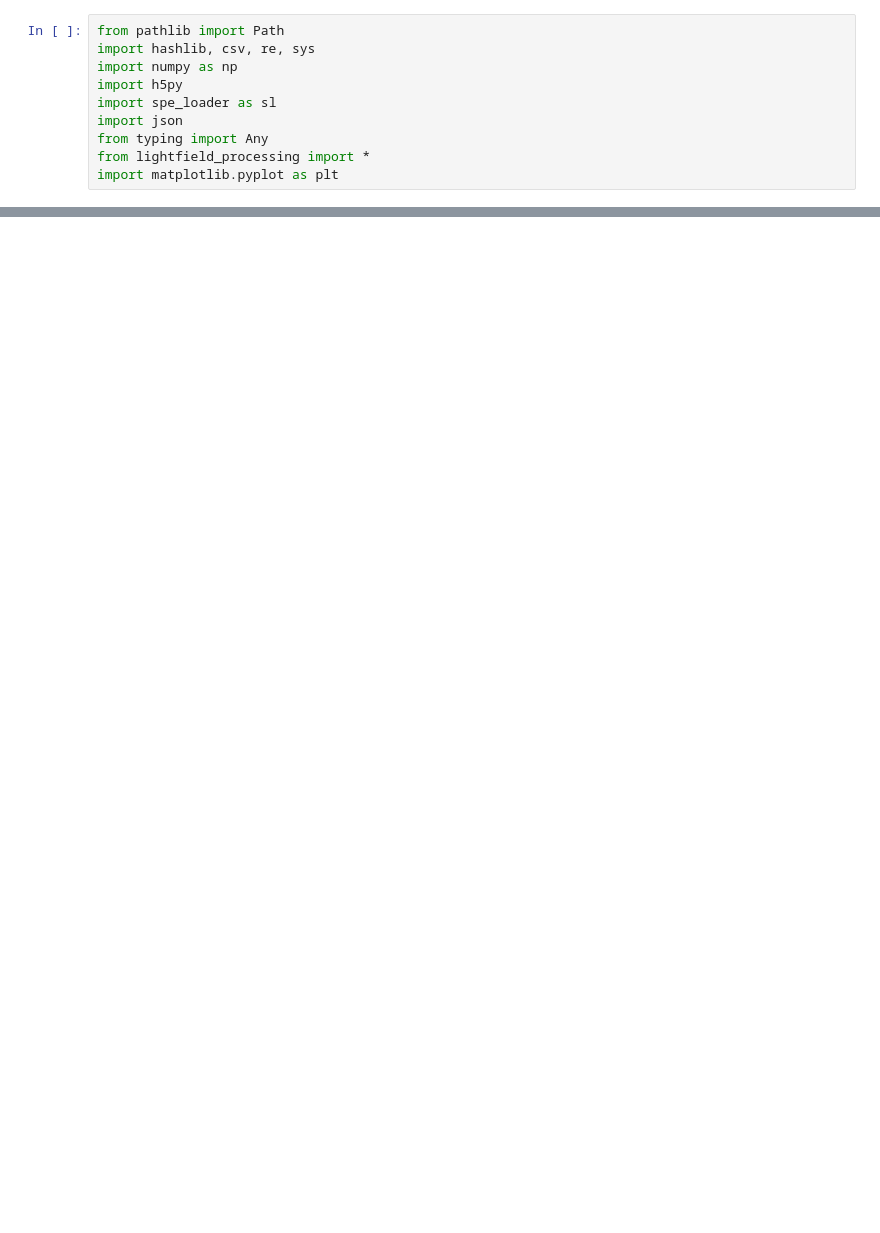
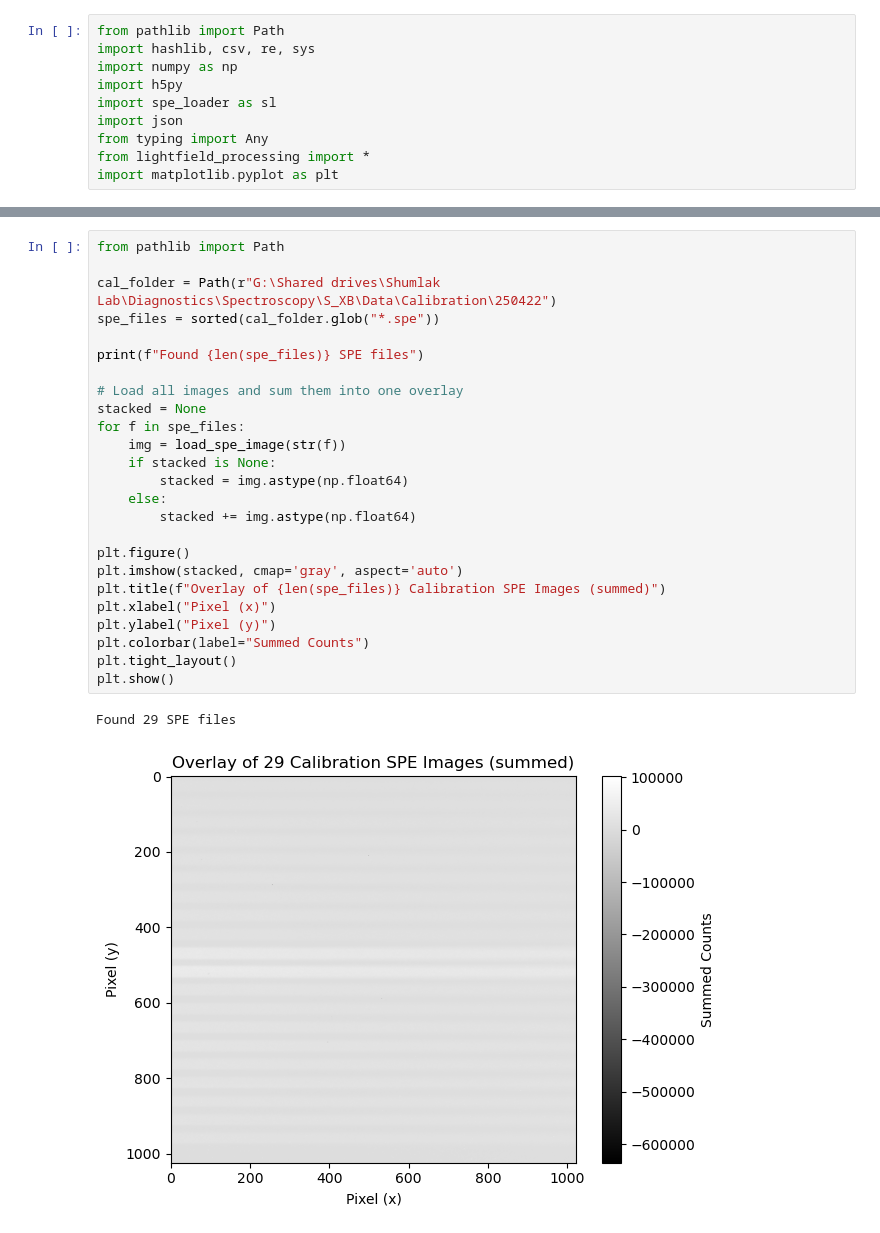
Before and after one commit to elyselian/spectroscopy, a Jupyter notebook: clean_testing_notebook.ipynb, the cells around one changed output, grey strips where cells are left out. Drawn from its saved outputs; the diff is of its cells as text; blank space fills up the shorter version.

```diff
--- a/clean_testing_notebook.ipynb
+++ b/clean_testing_notebook.ipynb
@@ -51,0 +78,28 @@ Contains 250219_17? False
+# %%
+from pathlib import Path
+
+cal_folder = Path(r"G:\Shared drives\Shumlak Lab\Diagnostics\Spectroscopy\S_XB\Data\Calibration\250422")
+spe_files = sorted(cal_folder.glob("*.spe"))
+
+print(f"Found {len(spe_files)} SPE files")
+
+# Load all images and sum them into one overlay
+stacked = None
+for f in spe_files:
+    img = load_spe_image(str(f))
+    if stacked is None:
+        stacked = img.astype(np.float64)
+    else:
+        stacked += img.astype(np.float64)
+
+plt.figure()
+plt.imshow(stacked, cmap='gray', aspect='auto')
+plt.title(f"Overlay of {len(spe_files)} Calibration SPE Images (summed)")
+plt.xlabel("Pixel (x)")
+plt.ylabel("Pixel (y)")
+plt.colorbar(label="Summed Counts")
+plt.tight_layout()
+plt.show()
+# %% [output]
+Found 29 SPE files
+[figure, added]
```
Also changed, not shown: parts of 9 cells of this notebook, 12 other files.
